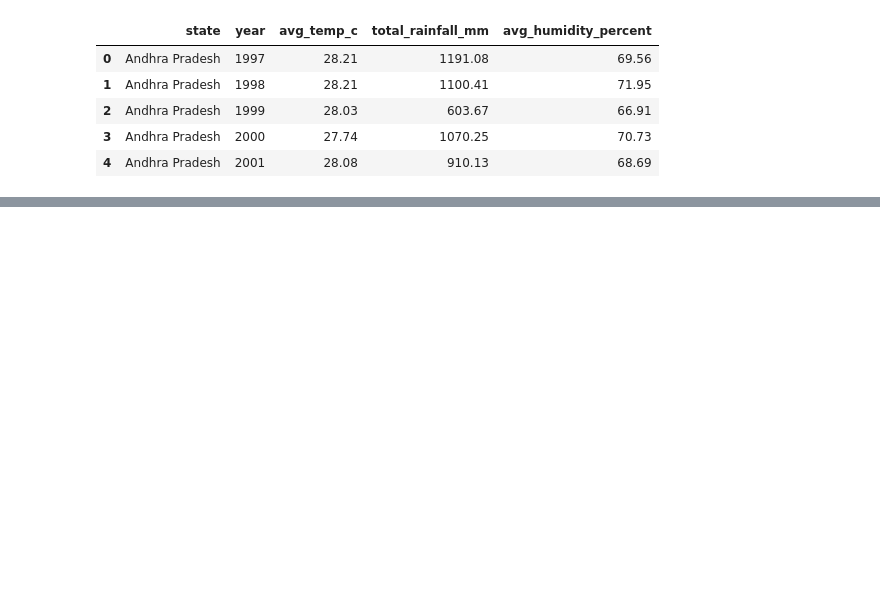
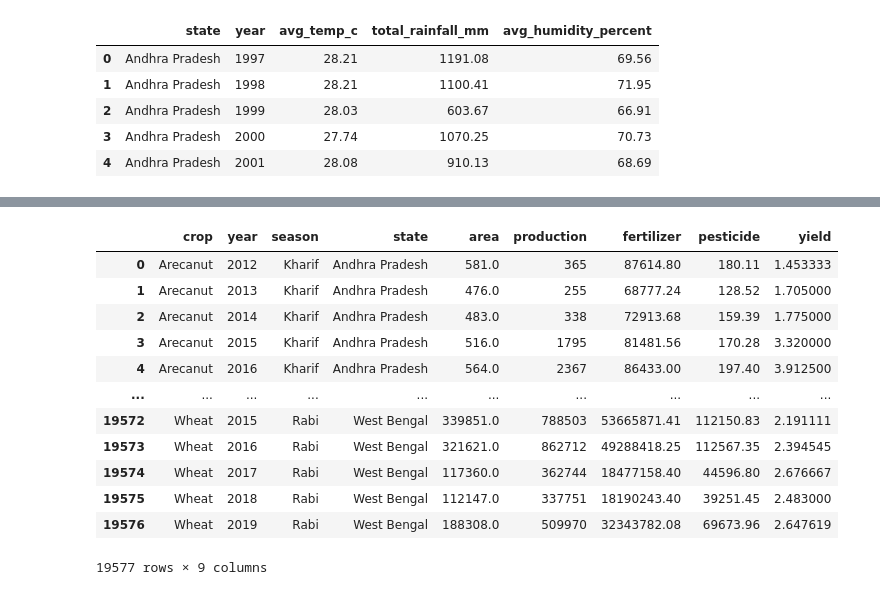
Before and after one commit to Chandru82582/Chandru_Sivakumar_AI_Crop_Advisory, a Jupyter notebook: dataAnalysis/CropData.ipynb, the cells around one changed output, grey strips where cells are left out. Saved outputs shown, nothing was run; the diff lists cells and outputs as text; code cells hidden in the pictures; blank space fills up the shorter version.

```diff
--- a/dataAnalysis/CropData.ipynb
+++ b/dataAnalysis/CropData.ipynb
@@ -54,0 +154,37 @@ df_weather.head()
+# %%
+# Rows missing a key, or the two columns yield depends on, are unusable
+y = y.dropna(subset=KEY + ["area", "production"])
+
+# Exact duplicate rows add nothing
+y = y.drop_duplicates()
+
+# Zero area or production means a failed record, not a real yield
+y = y[(y["area"] > 0) & (y["production"] > 0)]
+
+# year became float after coercion; restore integer type
+y["year"] = y["year"].astype(int)
+# %%
+y = (
+    y.sort_values("area", ascending=False)   # largest area first
+     .drop_duplicates(KEY, keep="first")     # keep that row for each key
+     .sort_values(KEY)
+     .reset_index(drop=True)
+)
+
+assert not y.duplicated(KEY).any()           # key is now unique
+# %%
+y
+# %% [output]
+|  | crop | year | season | state | area | production | fertilizer | pesticide | yield |
+| 0 | Arecanut | 2012 | Kharif | Andhra Pradesh | 581.0 | 365 | 87614.80 | 180.11 | 1.453333 |
+| 1 | Arecanut | 2013 | Kharif | Andhra Pradesh | 476.0 | 255 | 68777.24 | 128.52 | 1.705000 |
+| 2 | Arecanut | 2014 | Kharif | Andhra Pradesh | 483.0 | 338 | 72913.68 | 159.39 | 1.775000 |
+| 3 | Arecanut | 2015 | Kharif | Andhra Pradesh | 516.0 | 1795 | 81481.56 | 170.28 | 3.320000 |
+| 4 | Arecanut | 2016 | Kharif | Andhra Pradesh | 564.0 | 2367 | 86433.00 | 197.40 | 3.912500 |
+| ... | ... | ... | ... | ... | ... | ... | ... | ... | ... |
+| 19572 | Wheat | 2015 | Rabi | West Bengal | 339851.0 | 788503 | 53665871.41 | 112150.83 | 2.191111 |
+| 19573 | Wheat | 2016 | Rabi | West Bengal | 321621.0 | 862712 | 49288418.25 | 112567.35 | 2.394545 |
+| 19574 | Wheat | 2017 | Rabi | West Bengal | 117360.0 | 362744 | 18477158.40 | 44596.80 | 2.676667 |
+| 19575 | Wheat | 2018 | Rabi | West Bengal | 112147.0 | 337751 | 18190243.40 | 39251.45 | 2.483000 |
+| 19576 | Wheat | 2019 | Rabi | West Bengal | 188308.0 | 509970 | 32343782.08 | 69673.96 | 2.647619 |
+19577 rows × 9 columns
```
Also changed, not shown: parts of 41 cells of this notebook, 9 other files.
